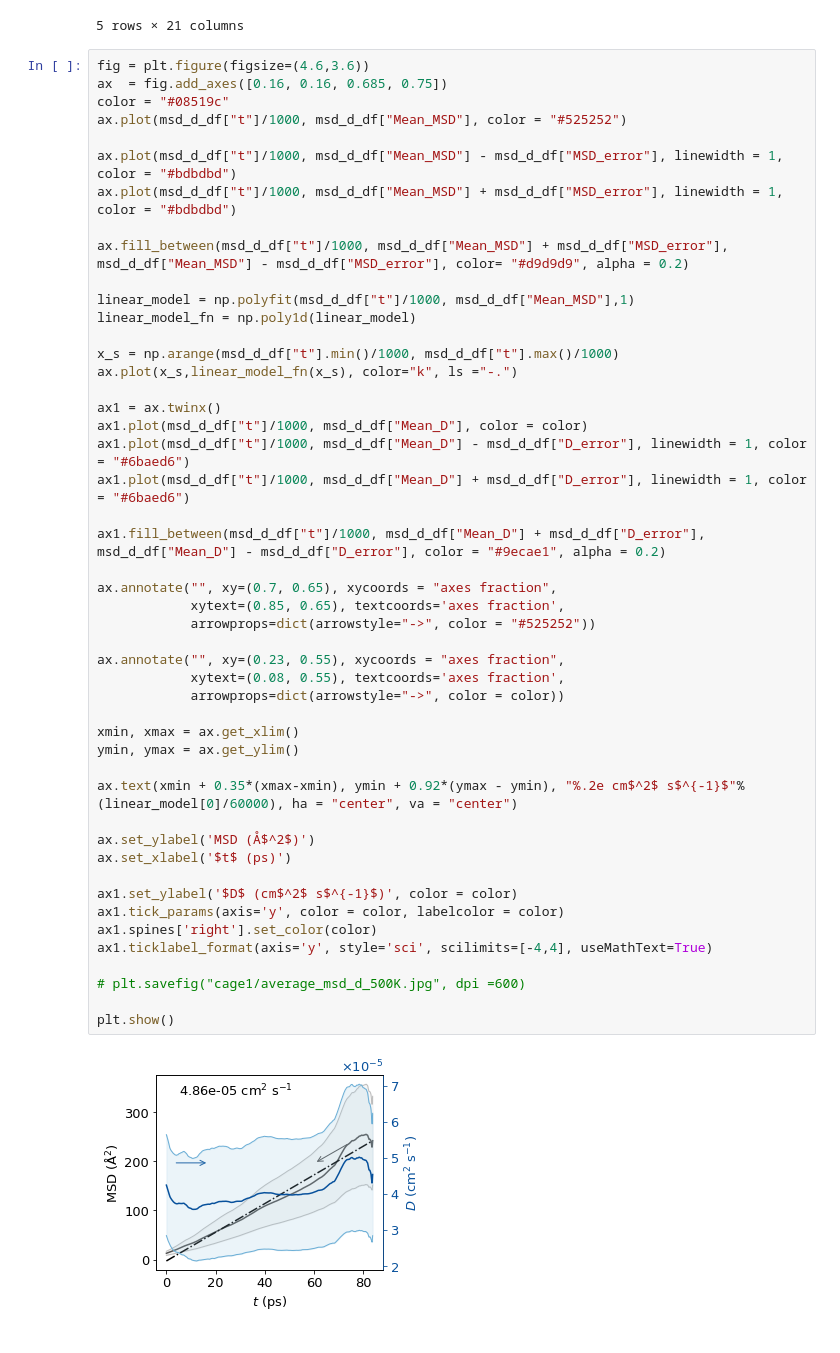
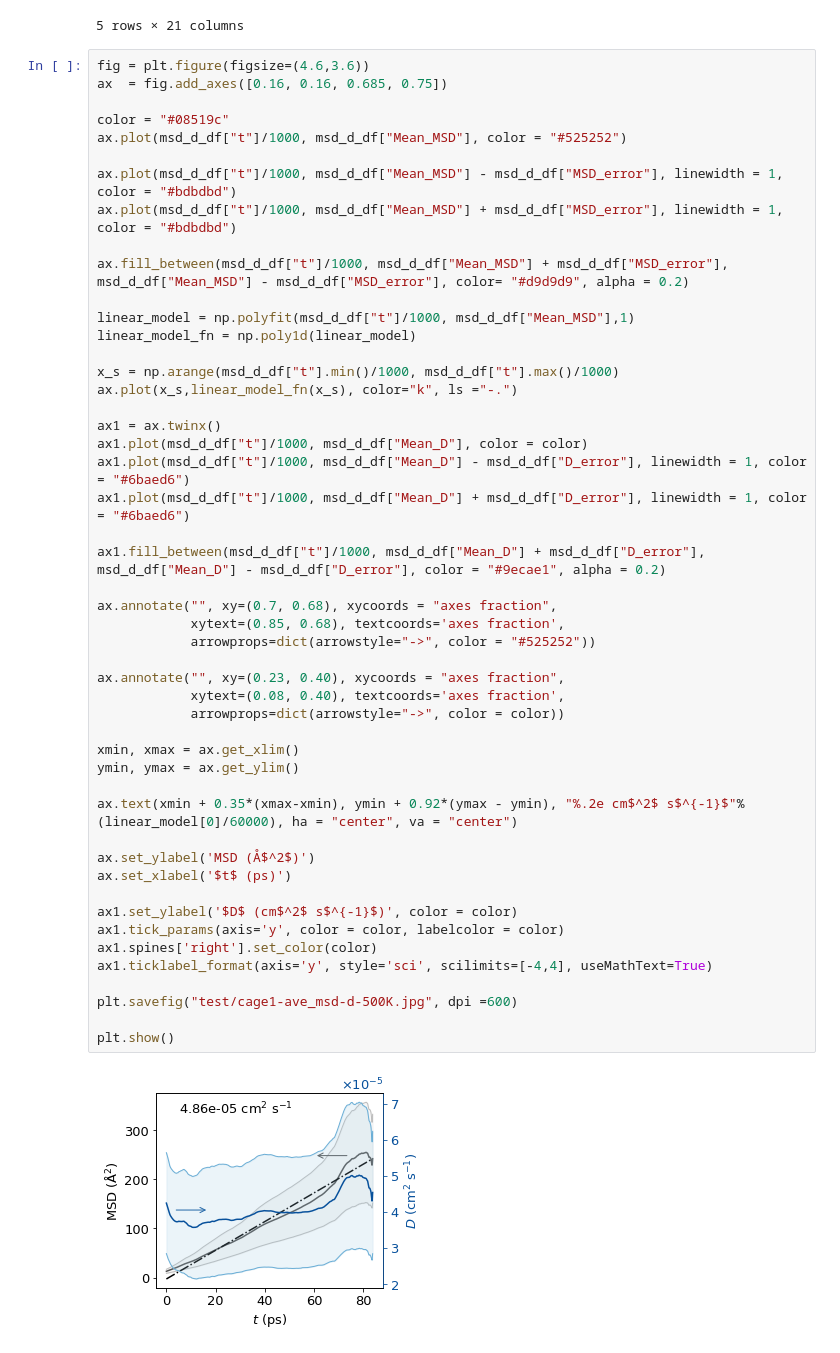
Before and after one commit to Lei-Lei-alpha/FishMol, a Jupyter notebook: docs/MSD_diff_coeff.ipynb, the cells around one changed output. Saved outputs shown, nothing was run; the diff lists cells and outputs as text.

```diff
--- a/docs/MSD_diff_coeff.ipynb
+++ b/docs/MSD_diff_coeff.ipynb
@@ -132,6 +131,7 @@ msd_d_df.head()
 # %%
 fig = plt.figure(figsize=(4.6,3.6))
 ax  = fig.add_axes([0.16, 0.16, 0.685, 0.75])
+
 color = "#08519c"
 ax.plot(msd_d_df["t"]/1000, msd_d_df["Mean_MSD"], color = "#525252")
 
@@ -146,36 +146,36 @@ linear_model_fn = np.poly1d(linear_model)
 x_s = np.arange(msd_d_df["t"].min()/1000, msd_d_df["t"].max()/1000)
 ax.plot(x_s,linear_model_fn(x_s), color="k", ls ="-.")
 
 ax1 = ax.twinx()
 ax1.plot(msd_d_df["t"]/1000, msd_d_df["Mean_D"], color = color)
 ax1.plot(msd_d_df["t"]/1000, msd_d_df["Mean_D"] - msd_d_df["D_error"], linewidth = 1, color = "#6baed6")
 ax1.plot(msd_d_df["t"]/1000, msd_d_df["Mean_D"] + msd_d_df["D_error"], linewidth = 1, color = "#6baed6")
 
 ax1.fill_between(msd_d_df["t"]/1000, msd_d_df["Mean_D"] + msd_d_df["D_error"], msd_d_df["Mean_D"] - msd_d_df["D_error"], color = "#9ecae1", alpha = 0.2)
 
-ax.annotate("", xy=(0.7, 0.65), xycoords = "axes fraction",
-            xytext=(0.85, 0.65), textcoords='axes fraction',
+ax.annotate("", xy=(0.7, 0.68), xycoords = "axes fraction",
+            xytext=(0.85, 0.68), textcoords='axes fraction',
             arrowprops=dict(arrowstyle="->", color = "#525252"))
 
-ax.annotate("", xy=(0.23, 0.55), xycoords = "axes fraction",
-            xytext=(0.08, 0.55), textcoords='axes fraction',
+ax.annotate("", xy=(0.23, 0.40), xycoords = "axes fraction",
+            xytext=(0.08, 0.40), textcoords='axes fraction',
             arrowprops=dict(arrowstyle="->", color = color))
 
 xmin, xmax = ax.get_xlim()
 ymin, ymax = ax.get_ylim()
 
 ax.text(xmin + 0.35*(xmax-xmin), ymin + 0.92*(ymax - ymin), "%.2e cm$^2$ s$^{-1}$"%(linear_model[0]/60000), ha = "center", va = "center")
 
 ax.set_ylabel('MSD (Å$^2$)')
 ax.set_xlabel('$t$ (ps)')
 
 ax1.set_ylabel('$D$ (cm$^2$ s$^{-1}$)', color = color)
 ax1.tick_params(axis='y', color = color, labelcolor = color)
 ax1.spines['right'].set_color(color)
 ax1.ticklabel_format(axis='y', style='sci', scilimits=[-4,4], useMathText=True)
 
-# plt.savefig("cage1/average_msd_d_500K.jpg", dpi =600)
+plt.savefig("test/cage1-ave_msd-d-500K.jpg", dpi =600)
 
 plt.show()
 # %% [output]
-[figure, old version]
+[figure, new version]
```
Also changed, not shown: parts of 1 cell of this notebook, 9 other files.
